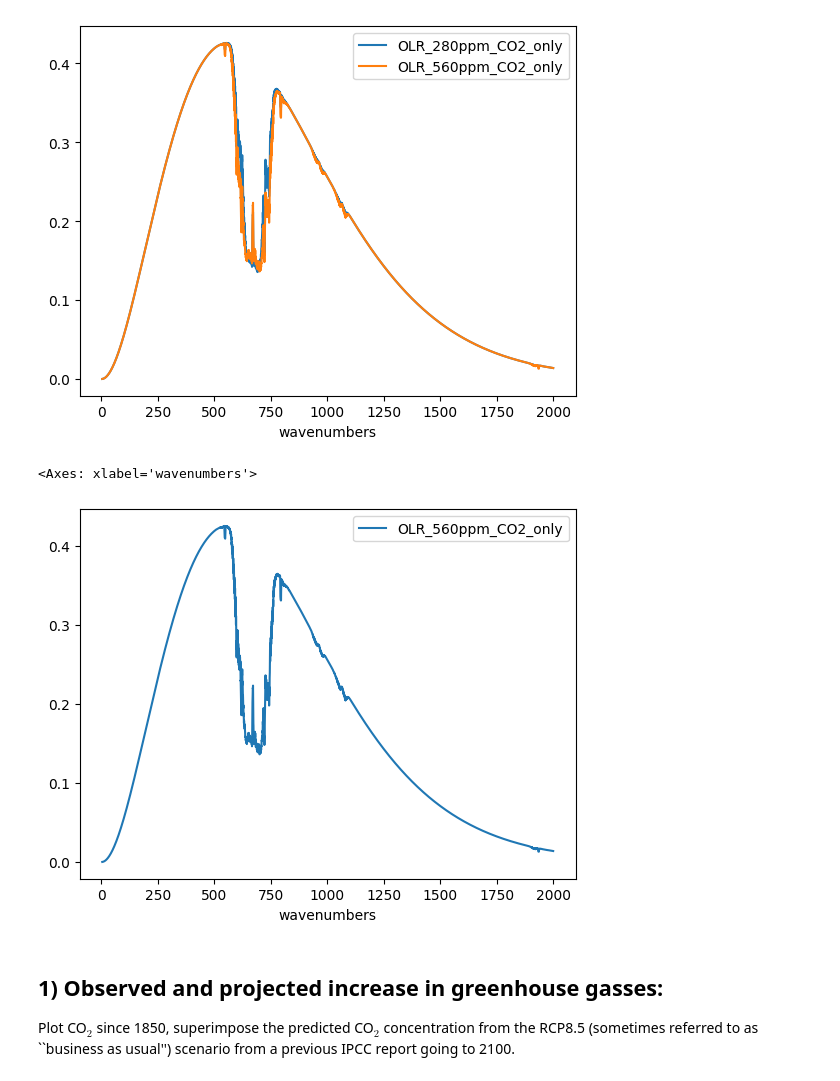
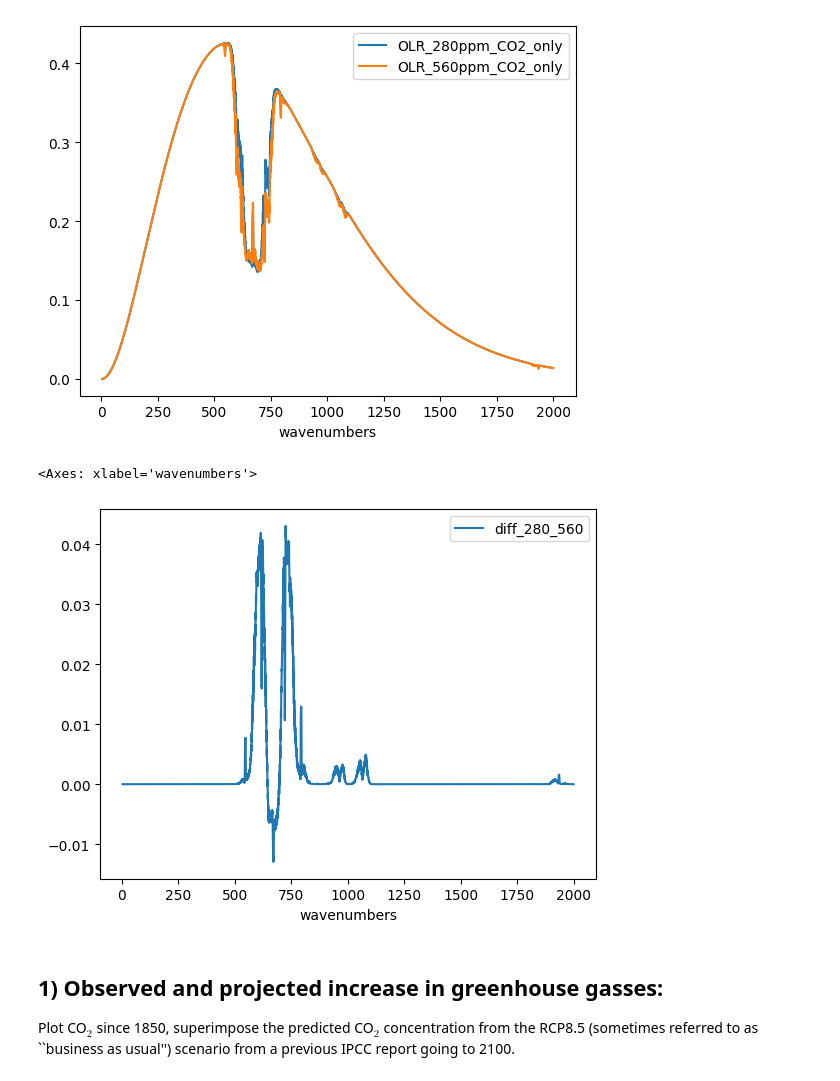
Before and after one commit to gagnagaman/Tziperman, a Jupyter notebook: greenhouse_workshop_colab.ipynb, the cells around one changed output. Cells and saved outputs as stored; diff of their text form; code cells hidden in the pictures.

```diff
--- a/greenhouse_workshop_colab.ipynb
+++ b/greenhouse_workshop_colab.ipynb
@@ -110,11 +104,14 @@ df_w.plot(x='wavenumbers')
 # %% [output]
 <Axes: xlabel='wavenumbers'>
 [figure]
+# %%
+df_w = df_excel[['wavenumbers','OLR_280ppm_CO2_only','OLR_560ppm_CO2_only']].copy()
+df_w['diff_280_560'] = df_w['OLR_280ppm_CO2_only'] - df_w['OLR_560ppm_CO2_only']
 # %%
-df_excel.plot(x='wavenumbers', y='OLR_560ppm_CO2_only', kind='line')
+df_w.plot(x='wavenumbers', y='diff_280_560', kind='line')
 # %% [output]
 <Axes: xlabel='wavenumbers'>
-[figure, old version]
+[figure, new version]
 # %% [markdown]
 ## 1) Observed and projected increase in greenhouse gasses:
 
```
Also changed, not shown: parts of 1 cell of this notebook.
